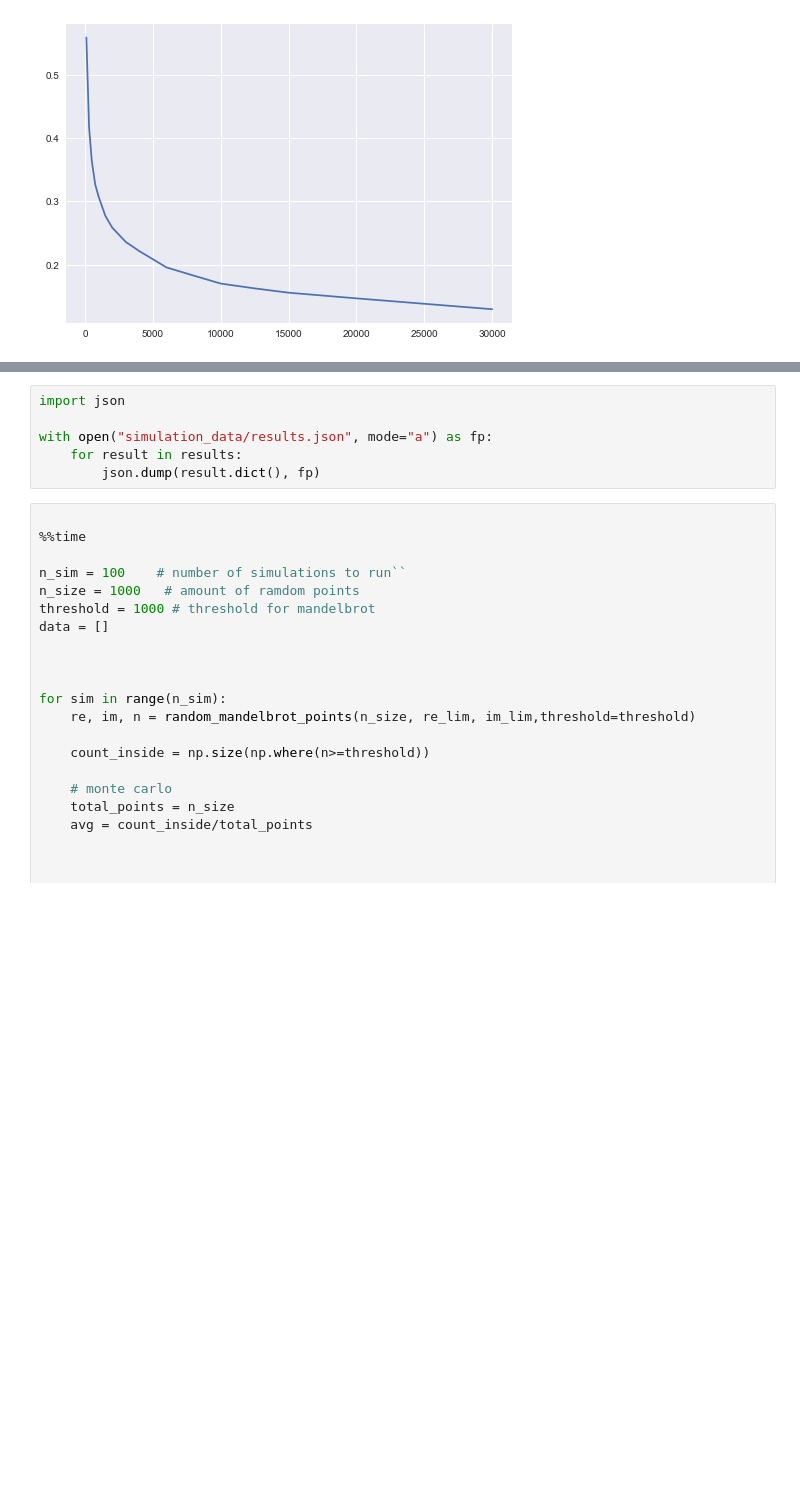
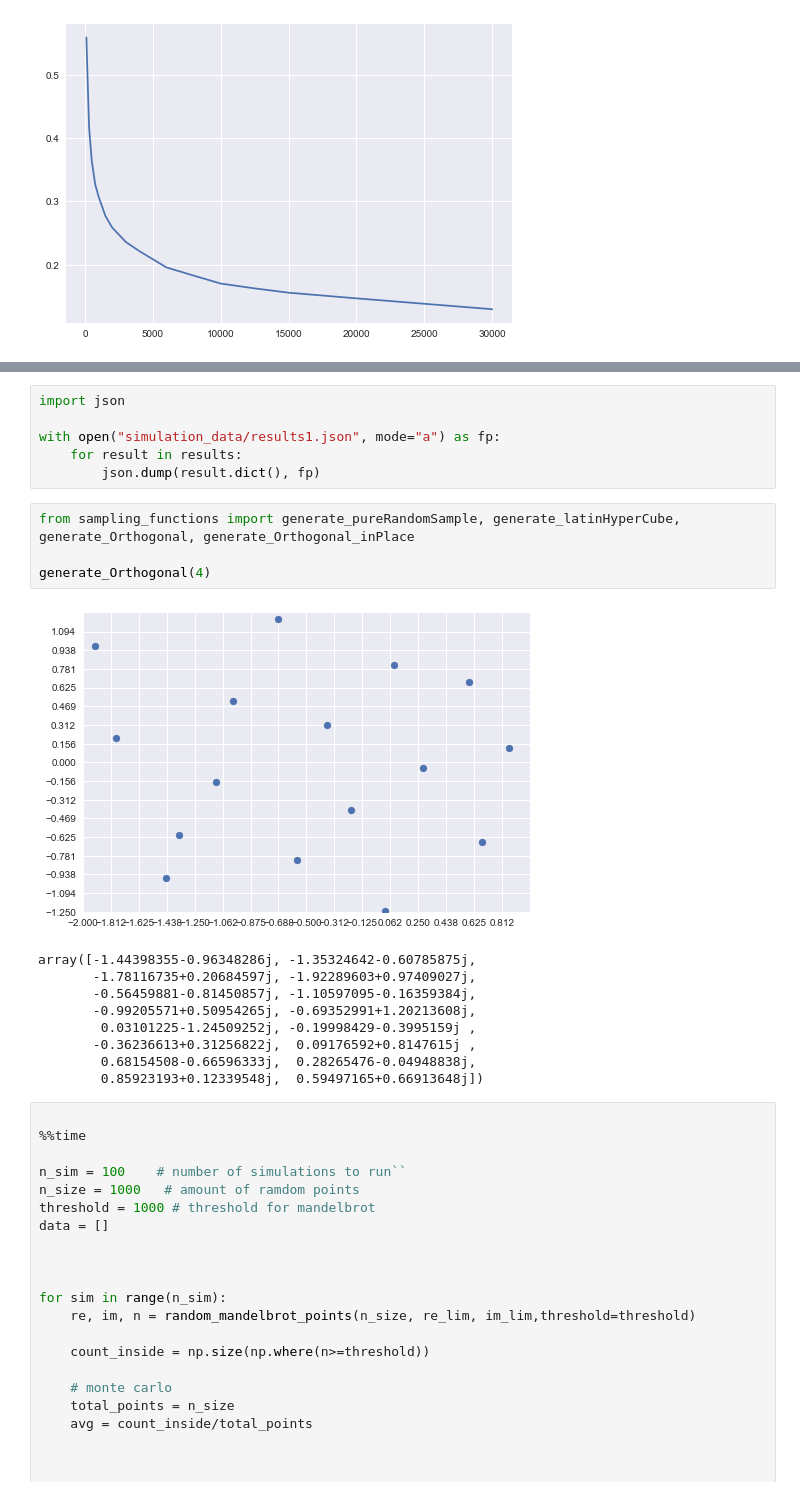
Before and after one commit to MbBrainz/StochasticSimulation-group19, a Jupyter notebook: Assignment1/RandomSampling.ipynb, the cells around one changed output, grey strips where cells are left out. Drawn from its saved outputs; the diff is of its cells as text; blank space fills up the shorter version.

```diff
--- a/Assignment1/RandomSampling.ipynb
+++ b/Assignment1/RandomSampling.ipynb
@@ -225,9 +237,23 @@ for test_function in test_functions:
 # %%
 import json
 
-with open("simulation_data/results.json", mode="a") as fp:
+with open("simulation_data/results1.json", mode="a") as fp:
     for result in results:
         json.dump(result.dict(), fp)
+# %%
+from sampling_functions import generate_pureRandomSample, generate_latinHyperCube, generate_Orthogonal, generate_Orthogonal_inPlace
+
+generate_Orthogonal(4)
+# %% [output]
+[figure, added]
+array([-1.44398355-0.96348286j, -1.35324642-0.60785875j,
+       -1.78116735+0.20684597j, -1.92289603+0.97409027j,
+       -0.56459881-0.81450857j, -1.10597095-0.16359384j,
+       -0.99205571+0.50954265j, -0.69352991+1.20213608j,
+        0.03101225-1.24509252j, -0.19998429-0.3995159j ,
+       -0.36236613+0.31256822j,  0.09176592+0.8147615j ,
+        0.68154508-0.66596333j,  0.28265476-0.04948838j,
+        0.85923193+0.12339548j,  0.59497165+0.66913648j])
 # %%
 
 %%time
```
Also changed, not shown: parts of 6 cells of this notebook, 2 other files.
